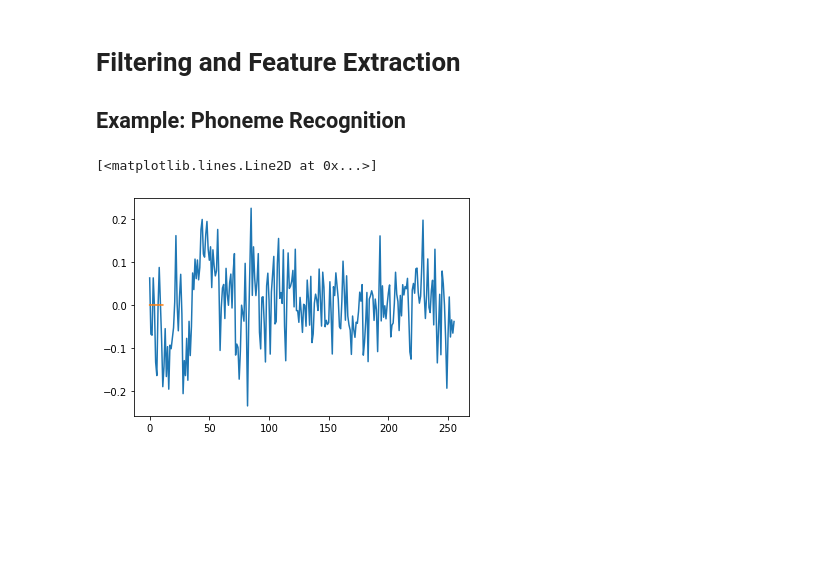
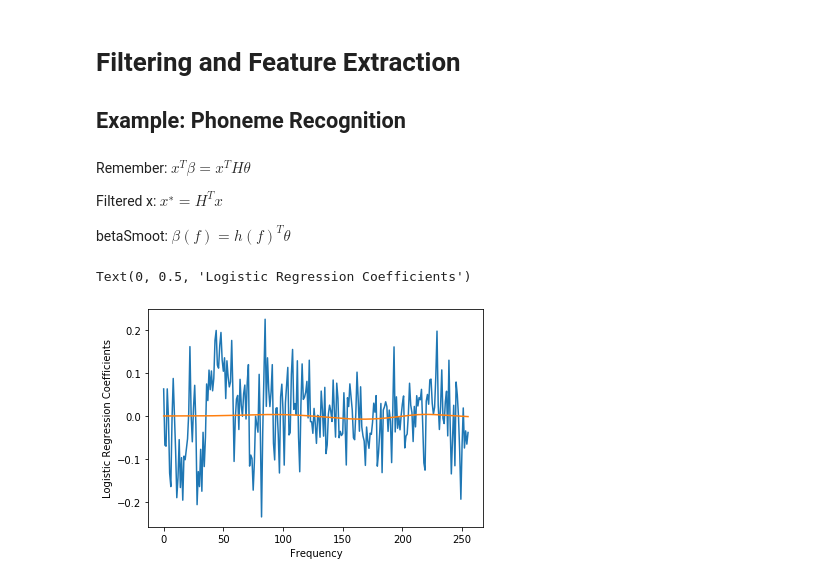
Before and after one commit to RDoerfel/binder, a Jupyter notebook: splines.ipynb, the cells around one changed output. Drawn from its saved outputs; the diff is of its cells as text; code cells hidden in the pictures; blank space fills up the shorter version.

```diff
--- a/splines.ipynb
+++ b/splines.ipynb
@@ -388,23 +389,32 @@ H = natCubicSpline(f,12).T
 
 ## Filter data
 xFiltered = np.dot(H.T,x)
+# %% [markdown]
+Remember:
+$x^Tβ = x^THθ$
+
+Filtered x: $x^∗ = H^Tx$
+
+betaSmoot: $β(f) = h(f)^Tθ$
 # %%
 ## Logistig Regression
 from sklearn import linear_model
 
 logReg = linear_model.LogisticRegression(random_state=0)
-
 logReg.fit(x.T,y)
-
-params = logReg.get_params()
-coeffs = logReg.coef_
-plt.plot(coeffs.T)
+beta = logReg.coef_
 
 logRegFilter = linear_model.LogisticRegression(random_state=0)
+logRegFilter.fit(xFiltered.T,y)
+theta = logRegFilter.coef_
+betaSmooth = np.dot(H,theta.T)
 
-logRegFilter.fit(xFiltered.T,y)
-coeffsFiltered = logRegFilter.coef_
-plt.plot(coeffsFiltered.T)
+fig7 = plt.figure()
+ax7 = fig7.add_subplot(111)
+ax7.plot(beta.T)
+ax7.plot(betaSmooth)
+ax7.set_xlabel('Frequency')
+ax7.set_ylabel('Logistic Regression Coefficients')
 # %% [output]
-[<matplotlib.lines.Line2D at 0x...>]
+Text(0, 0.5, 'Logistic Regression Coefficients')
-[figure, old version]
+[figure, new version]
```
Also changed, not shown: parts of 4 cells of this notebook, 1 other file.
